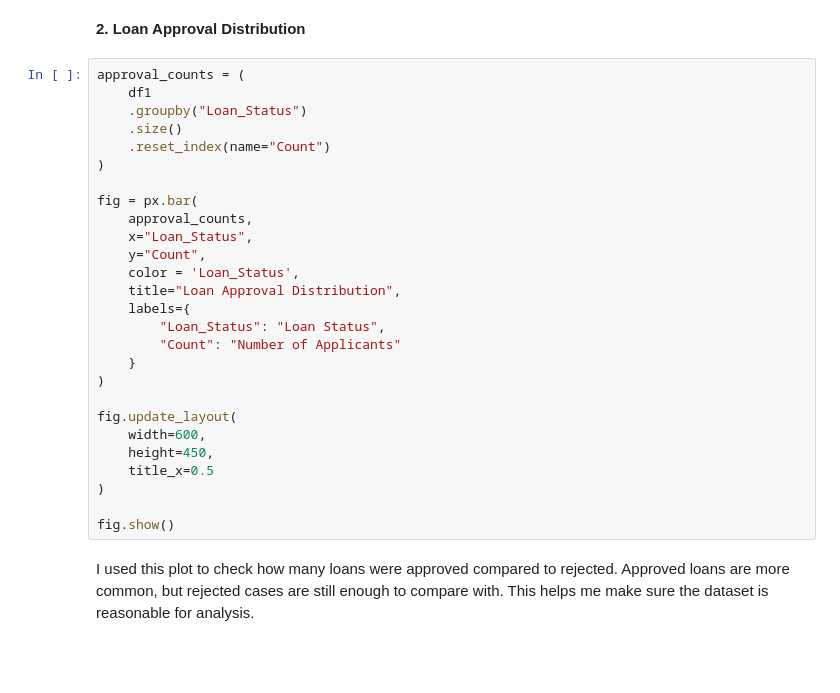
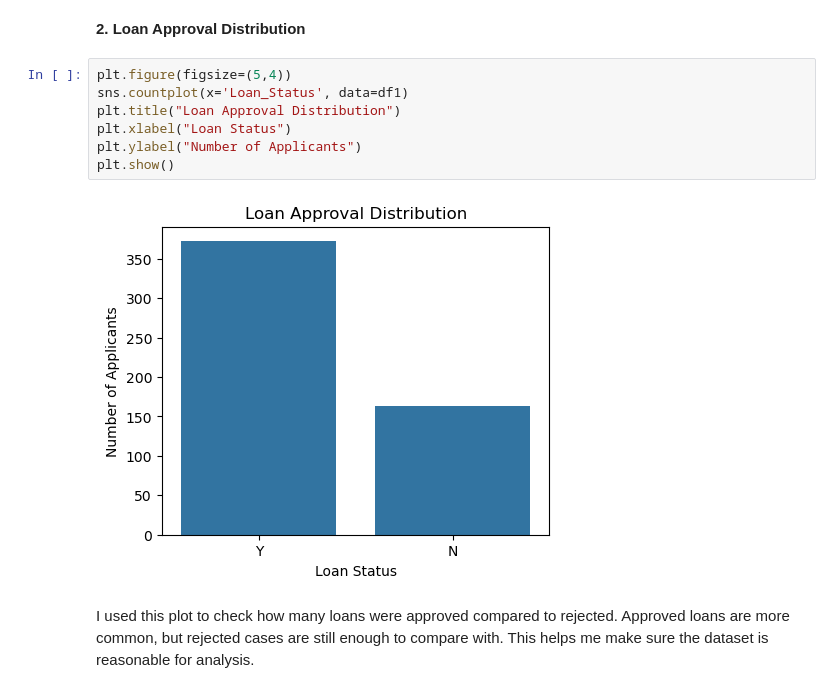
Before and after one commit to kosolroza/Loan-Prediction, a Jupyter notebook: Loan_prediction.ipynb, the cells around one changed output. Saved outputs shown, nothing was run; the diff lists cells and outputs as text; blank space fills up the shorter version.

Commit message:
UPDATED: Updated Graph.

```diff
--- a/Loan_prediction.ipynb
+++ b/Loan_prediction.ipynb
@@ -745,33 +745,15 @@ plt.show()
 This histogram helps me see how applicant income is spread out. Most applicants have low to medium income, and only a few have very high income, so the data is not evenly distributed (skewed). Because of that, the median can sometimes describe a “typical” applicant better than the mean.
 # %% [markdown]
 **2. Loan Approval Distribution**
-# %%
-approval_counts = (
-    df1
-    .groupby("Loan_Status")
-    .size()
-    .reset_index(name="Count")
-)
-
-fig = px.bar(
-    approval_counts,
-    x="Loan_Status",
-    y="Count",
-    color = 'Loan_Status',
-    title="Loan Approval Distribution",
-    labels={
-        "Loan_Status": "Loan Status",
-        "Count": "Number of Applicants"
-    }
-)
-
-fig.update_layout(
-    width=600,
-    height=450,
-    title_x=0.5
-)
-
-fig.show()
+# %%
+plt.figure(figsize=(5,4))
+sns.countplot(x='Loan_Status', data=df1)
+plt.title("Loan Approval Distribution")
+plt.xlabel("Loan Status")
+plt.ylabel("Number of Applicants")
+plt.show()
+# %% [output]
+[figure, added]
 # %% [markdown]
 I used this plot to check how many loans were approved compared to rejected. Approved loans are more common, but rejected cases are still enough to compare with. This helps me make sure the dataset is reasonable for analysis.
 # %% [markdown]
```
Also changed, not shown: parts of 10 cells of this notebook.
